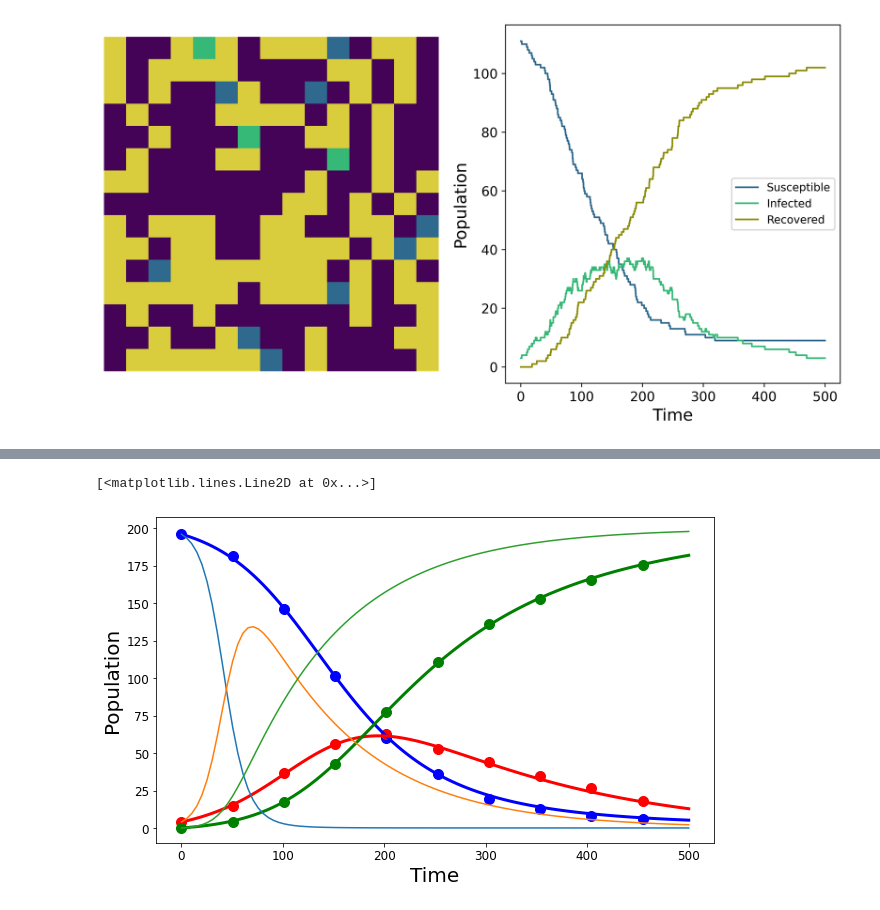
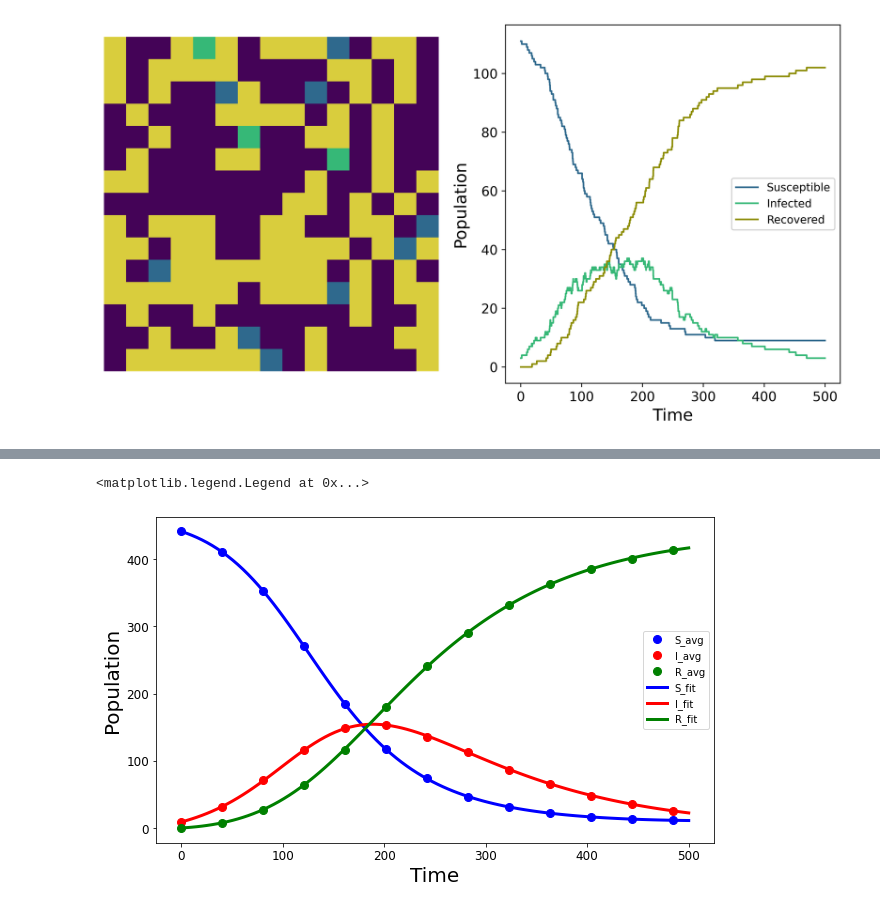
Before and after one commit to danHarold/m2r-project, a Jupyter notebook: m2r_project.ipynb, the cells around one changed output, grey strips where cells are left out. Cells and saved outputs as stored; diff of their text form; code cells hidden in the pictures.

```diff
--- a/m2r_project.ipynb
+++ b/m2r_project.ipynb
@@ -261,8 +245,8 @@ saved in 46.4101 seconds
 #step 1 : produce averaged model simulation
 recovery = 0.01
 infection = 0.1
-lattice_size = 20
-n_simulations = 5
+lattice_size = 30
+n_simulations = 20
 t_end = 5
 t = np.linspace(0, t_end/recovery, 100)
 
@@ -344,8 +328,8 @@ for i in range(len(t)):
         Rt[i] = (R_d[i+1]-R_d[i-1])/(2*dt)
     else:
         St[i] = (S_d[-1]-S_d[-2])/dt
-        St[i] = (I_d[-1]-I_d[-2])/dt
-        St[i] = (R_d[-1]-R_d[-2])/dt
+        It[i] = (I_d[-1]-I_d[-2])/dt
+        Rt[i] = (R_d[-1]-R_d[-2])/dt
 
 fig = plt.figure(figsize=(10,6))
 ax = fig.add_subplot()
@@ -402,42 +386,27 @@ ax.plot(t, It_fit, 'r', lw=2)
 # %%
 t= np.linspace(0, t_end/recovery, 100)
 y0 = S_d[0], I_d[0]
 ret = odeint(func, y0, t)
 total = S_d[0]+I_d[0]+R_d[0]
 S_fit, I_fit = ret.T
 R_fit = total-S_fit-I_fit
 
 
 fig = plt.figure(figsize=(10,6))
 ax = fig.add_subplot()
 ax.set_xlabel('Time', fontsize=20)
 ax.set_ylabel('Population', fontsize=20)
 ax.tick_params(axis='both', labelsize=12)
 
-ax.plot(t[::10],S_d[::10], 'bo', lw=8,  label='Susceptible', markersize=10)
-ax.plot(t[::10],I_d[::10], 'ro', lw=8,label='Infected', markersize=10)
-ax.plot(t[::10],R_d[::10], 'go', lw=8, label='Recovered', markersize=10)
+ax.plot(t[::8],S_d[::8], 'bo', lw=8,  label='S_avg', markersize=8)
+ax.plot(t[::8],I_d[::8], 'ro', lw=8,label='I_avg', markersize=8)
+ax.plot(t[::8],R_d[::8], 'go', lw=8, label='R_avg', markersize=8)
 
 ax.plot(t, S_fit, 'b', lw=3, label='S_fit')
 ax.plot(t, I_fit, 'r', lw=3,label='I_fit')
 ax.plot(t, R_fit, 'g', lw=3,label='R_fit')
 
-
-
-def deterministic(y0, t):
-    S, I, R = y0
-    dSdt = -0.1*S*I/total
-    dIdt = 0.1*S*I/total-0.01*I
-    dRdt = 0.01*I
-    return dSdt, dIdt, dRdt
-
-y0 = S_d[0], I_d[0], R_d[0]
-ret = odeint(deterministic, y0, t)
-S_determ, I_determ, R_determ = ret.T
-
-ax.plot(t, S_determ)
-ax.plot(t, I_determ)
-ax.plot(t, R_determ)
+ax.legend()
 # %% [output]
-[<matplotlib.lines.Line2D at 0x...>]
+<matplotlib.legend.Legend at 0x...>
-[figure, old version]
+[figure, new version]
```
Also changed, not shown: parts of 6 cells of this notebook.
